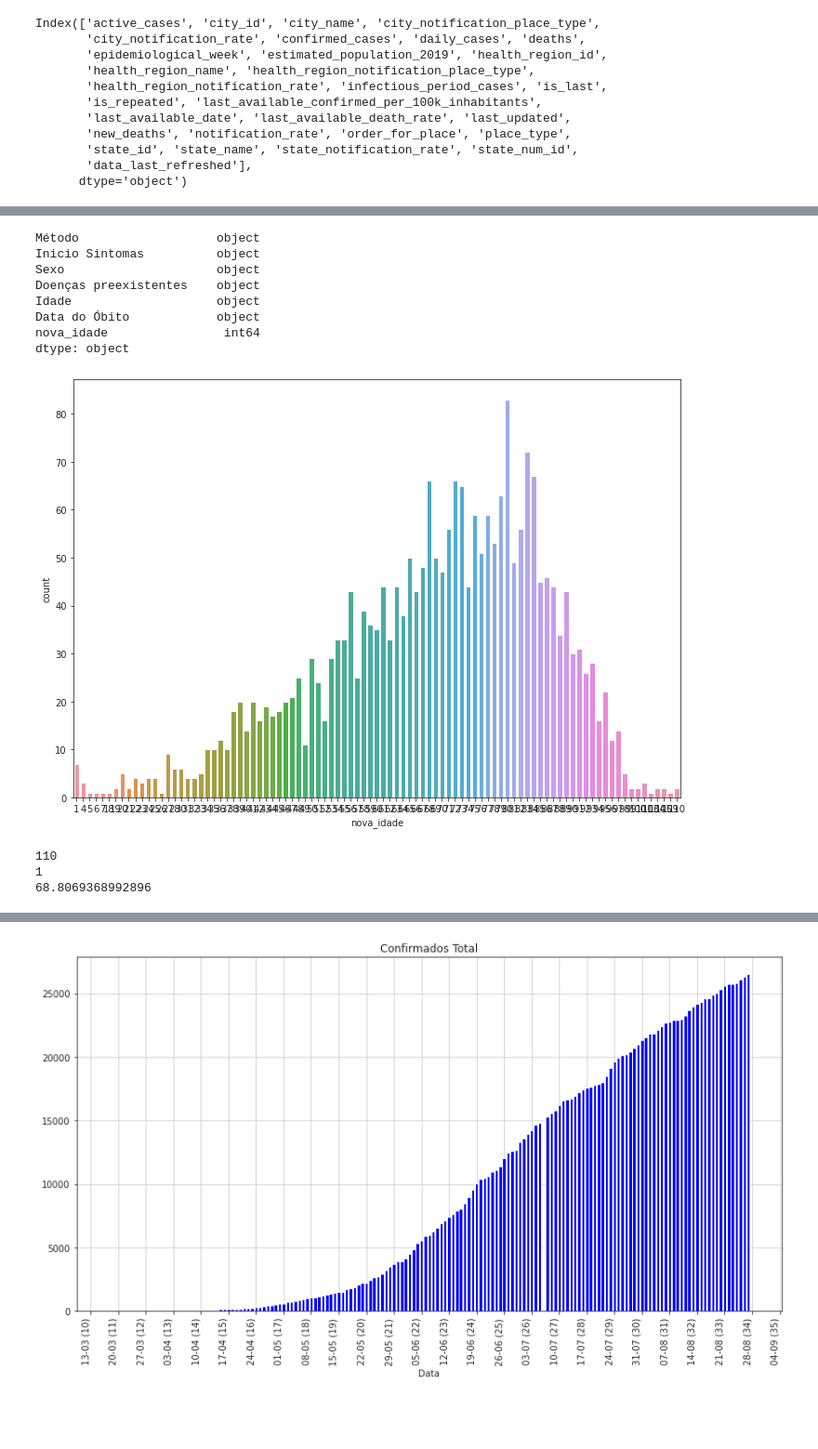
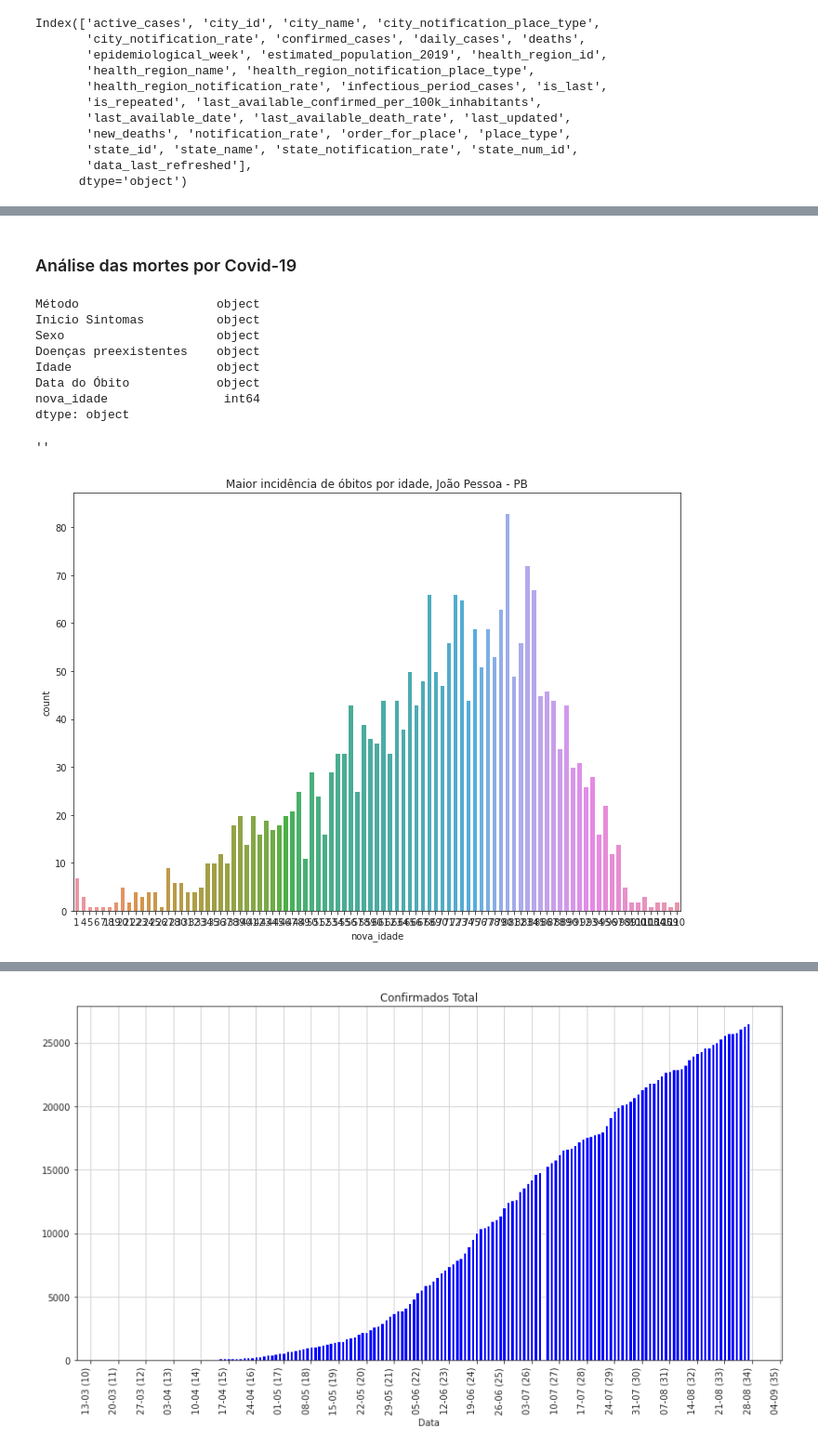
Before and after one commit to ruancastro/Dashboard_Analise_COVID19_JP_PB, a Jupyter notebook: main.ipynb, the cells around one changed output, grey strips where cells are left out. Shown at 93% size. Cells and saved outputs as stored; diff of their text form; code cells hidden in the pictures; blank space fills up the shorter version.

```diff
--- a/main.ipynb
+++ b/main.ipynb
@@ -40,7 +38,5 @@ df_beds = pd.read_csv('http://datasource.coronacidades.org/br/cities/cnes')
 # Óbitos detalhados
 df_death = pd.read_csv('data/csv_files/df_mortes.csv')
-# %%
-df_death = pd.read_csv('data/csv_files/df_mortes.csv')
 # %%
 df_death[df_death['Município de Residência'] == 'João Pessoa']
 df_death.drop('Município de Residência',axis=1,inplace=True)
@@ -206,3 +324,5 @@ population_Jp = 809015.0
+# %% [markdown]
+### Análise das mortes por Covid-19
 # %%
 df_death['nova_idade'] = df_death['Idade'].apply(lambda x: x if (("dias") or ("ano")) not in str(x) else 1)
 df_death.nova_idade = df_death.nova_idade.astype(str).astype(int)
@@ -220,17 +340,9 @@ dtype: object
 # %%
 sns.set_style('ticks')
 fig, ax = plt.subplots()
 fig.set_size_inches(11.7, 8.27)
-sns.countplot(x='nova_idade', data=df_death);
+sns.countplot(x='nova_idade', data=df_death).set_title('Maior incidência de óbitos por idade, João Pessoa - PB');
+;
 # %% [output]
+''
-[figure, old version]
+[figure, new version]
-# %%
-print(df_death.nova_idade.max())
-print(df_death.nova_idade.min())
-print(df_death.nova_idade.mean())
-# print(df_death['Doenças preexistentes'].nunique())
-# df_death.astype(int)
-# %% [output]
-110
-1
-68.8069368992896
```
Also changed, not shown: parts of 68 cells of this notebook.
